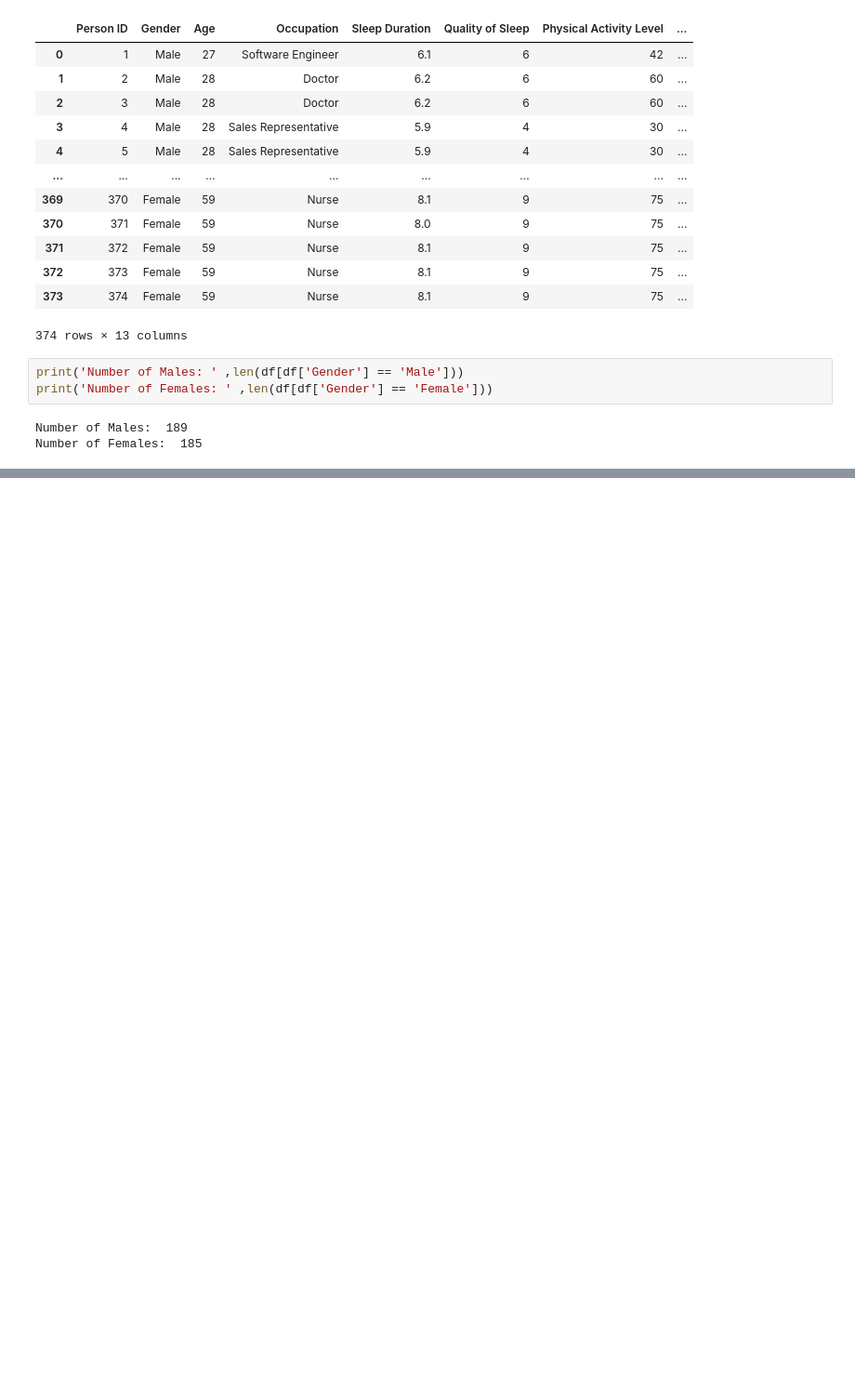
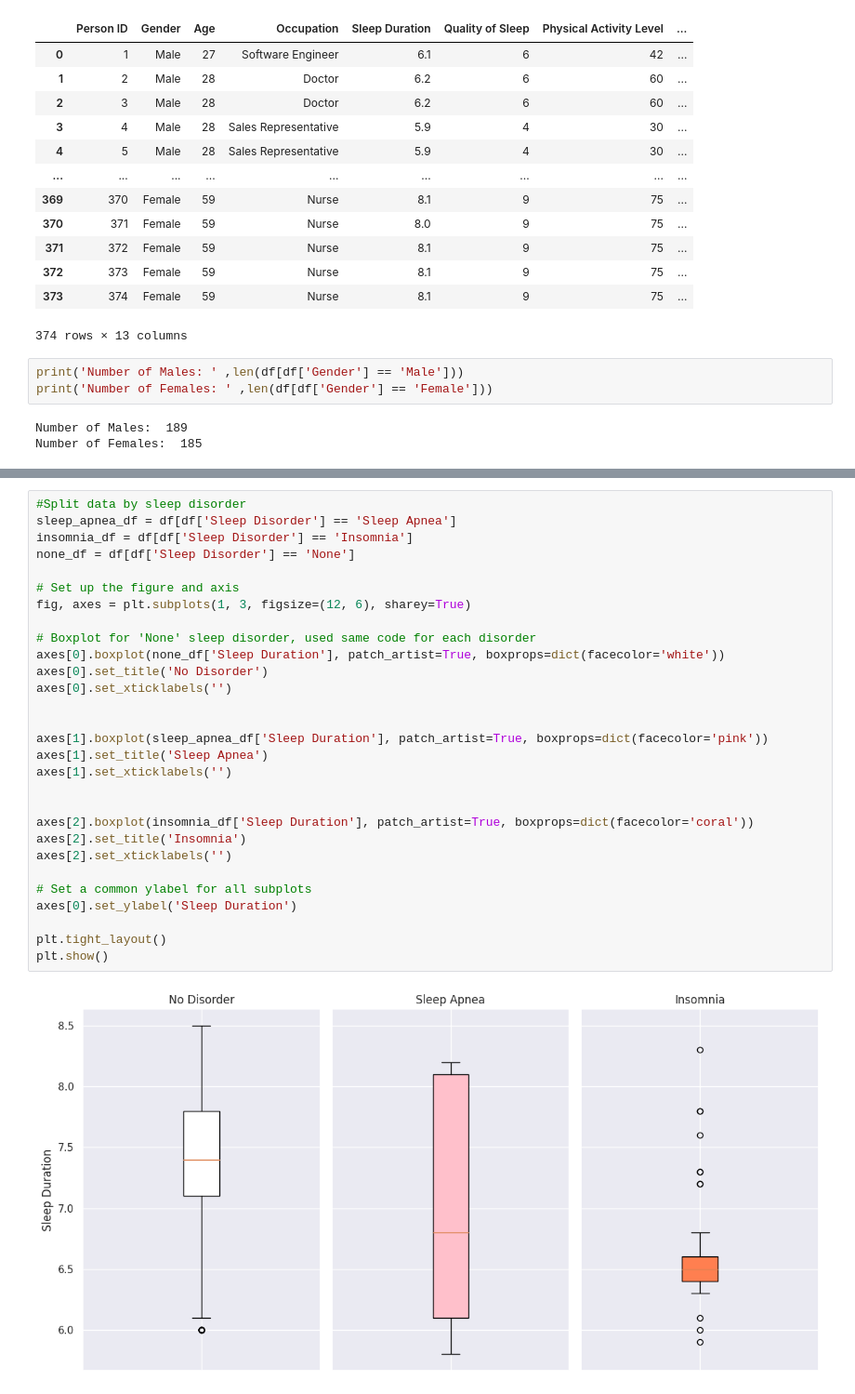
Before and after one commit to csmotherman/CSC302-Midterm, a Jupyter notebook: CSC202_Group_2_Midterm.ipynb, the cells around one changed output, grey strips where cells are left out. Shown at 93% size. Saved outputs shown, nothing was run; the diff lists cells and outputs as text; blank space fills up the shorter version.

```diff
--- a/CSC202_Group_2_Midterm.ipynb
+++ b/CSC202_Group_2_Midterm.ipynb
@@ -68,0 +159,31 @@ plt.show()
+# %%
+#Split data by sleep disorder
+sleep_apnea_df = df[df['Sleep Disorder'] == 'Sleep Apnea']
+insomnia_df = df[df['Sleep Disorder'] == 'Insomnia']
+none_df = df[df['Sleep Disorder'] == 'None']
+
+# Set up the figure and axis
+fig, axes = plt.subplots(1, 3, figsize=(12, 6), sharey=True)
+
+# Boxplot for 'None' sleep disorder, used same code for each disorder
+axes[0].boxplot(none_df['Sleep Duration'], patch_artist=True, boxprops=dict(facecolor='white'))
+axes[0].set_title('No Disorder')
+axes[0].set_xticklabels('')
+
+
+axes[1].boxplot(sleep_apnea_df['Sleep Duration'], patch_artist=True, boxprops=dict(facecolor='pink'))
+axes[1].set_title('Sleep Apnea')
+axes[1].set_xticklabels('')
+
+
+axes[2].boxplot(insomnia_df['Sleep Duration'], patch_artist=True, boxprops=dict(facecolor='coral'))
+axes[2].set_title('Insomnia')
+axes[2].set_xticklabels('')
+
+# Set a common ylabel for all subplots
+axes[0].set_ylabel('Sleep Duration')
+
+plt.tight_layout()
+plt.show()
+# %% [output]
+[figure, added]
```
Also changed, not shown: parts of 7 cells of this notebook.
